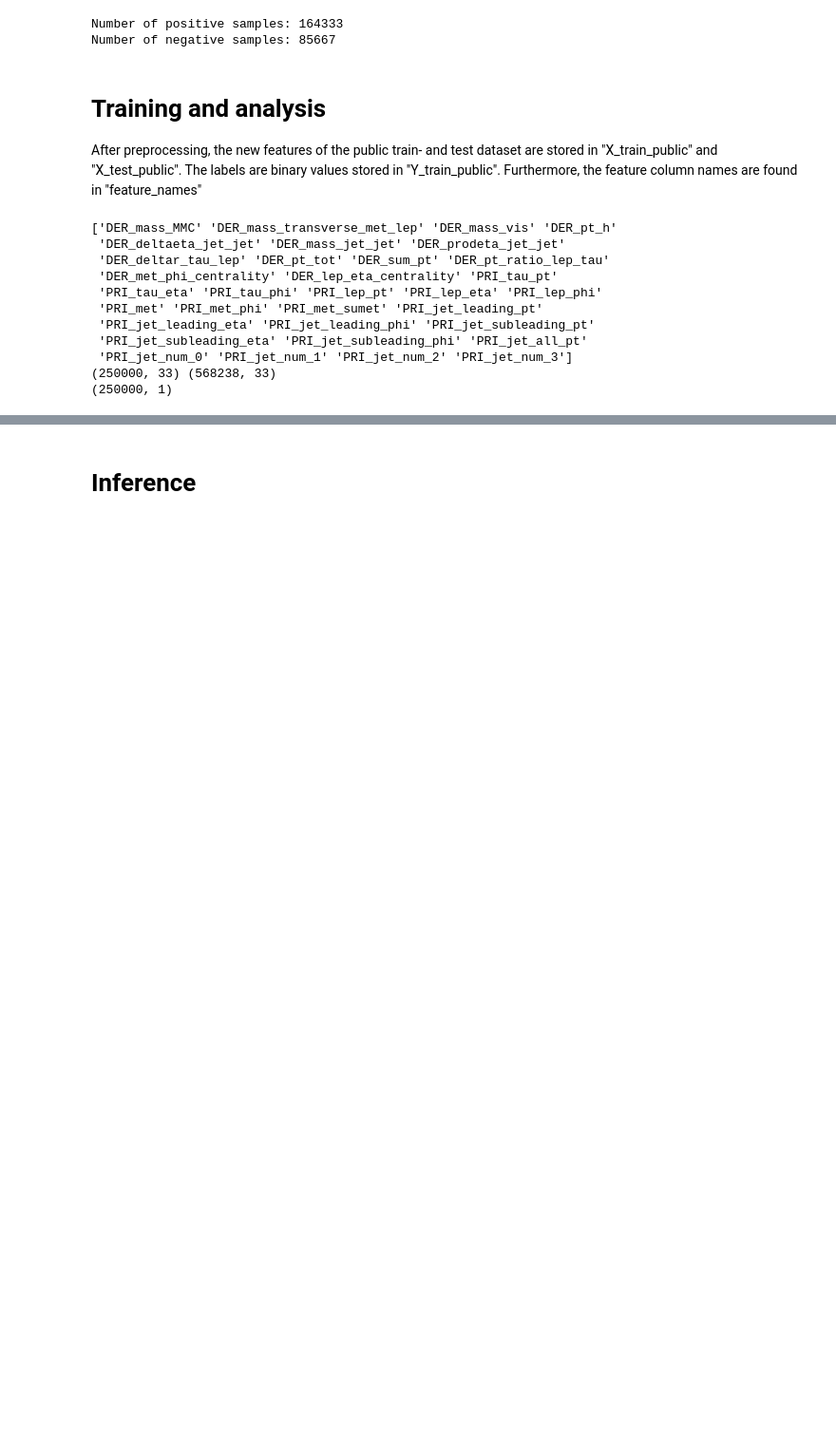
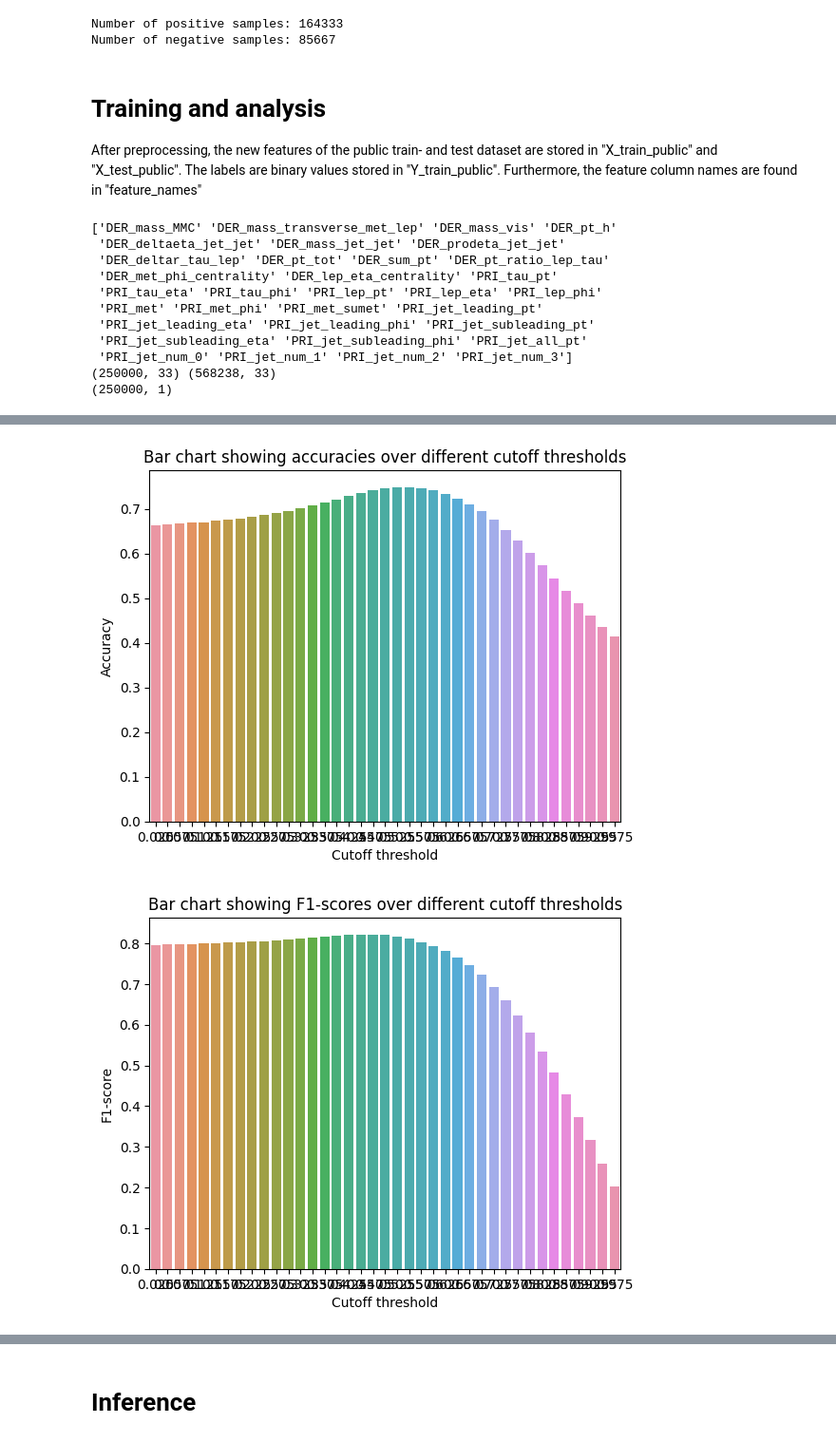
Before and after one commit to CS-433/ml-project-1-cheruben-3, a Jupyter notebook: src/epfl_machine_learning_higgs.ipynb, the cells around one changed output, grey strips where cells are left out. Shown at 95% size. Saved outputs shown, nothing was run; the diff lists cells and outputs as text; code cells hidden in the pictures; blank space fills up the shorter version.

Commit message:
Function for confusion matrix and sample ROC curve

```diff
--- a/src/epfl_machine_learning_higgs.ipynb
+++ b/src/epfl_machine_learning_higgs.ipynb
@@ -105,0 +102,48 @@ GD loss: 0.08500413180707353
+# %%
+# Now we can evaluate the training
+# ! We can actually also do some hyperparameter tuning (using ROC curves to determine the right cut-off probability) !
+
+# Note ROC curves do not work well for linear regression, since there could be values that are not between 0 and 1!
+# In this temporary example I just clip the predictions between 0 and 1
+
+from metrics import confusion_matrix_statistics
+import matplotlib.pyplot as plt
+import seaborn as sns
+
+num_values = 40
+cutoff_values = [(i+1)/num_values for i in range(num_values-1)]
+
+accuracies = []
+f1_scores = []
+tprs = []
+fprs = []
+
+for cutoff_value in cutoff_values:
+    predictions = (np.clip(X_train_public @ w_optim, a_min=0, a_max=1) > cutoff_value).astype(np.int32)
+    tp, fp, fn, tn, accuracy, tpr, _, f1_score, fpr = confusion_matrix_statistics(predictions, Y_train_public)
+    accuracies.append(accuracy)
+    f1_scores.append(f1_score)
+    tprs.append(tpr)
+    fprs.append(fpr)
+
+plt.figure()
+ax = sns.barplot(x=cutoff_values, y=accuracies)
+ax.set(title='Bar chart showing accuracies over different cutoff thresholds', xlabel='Cutoff threshold', ylabel='Accuracy')
+plt.show()
+
+plt.figure()
+ax = sns.barplot(x=cutoff_values, y=f1_scores)
+ax.set(title='Bar chart showing F1-scores over different cutoff thresholds', xlabel='Cutoff threshold', ylabel='F1-score')
+plt.show()
+
+plt.figure()
+ax = sns.lineplot(x=fprs, y=tprs, legend=False)
+ax.set(title='ROC curve for classifier over different cutoff thresholds', xlabel='False positive rate', ylabel='True positive rate', xlim=(0, 1), ylim=(0, 1))
+ax.axline((0, 0), slope=1, dashes=(5, 2))
+for i in range(len(tprs)):
+    if i % int(0.05*len(cutoff_values)) == 0:
+        plt.text(x=fprs[i]+0.015,y=tprs[i]-0.01, s=str(round(cutoff_values[i], 2)))
+plt.show()
+# %% [output]
+[figure, added]
+[figure, added]
```
Also changed, not shown: parts of 3 cells of this notebook, 2 other files.
